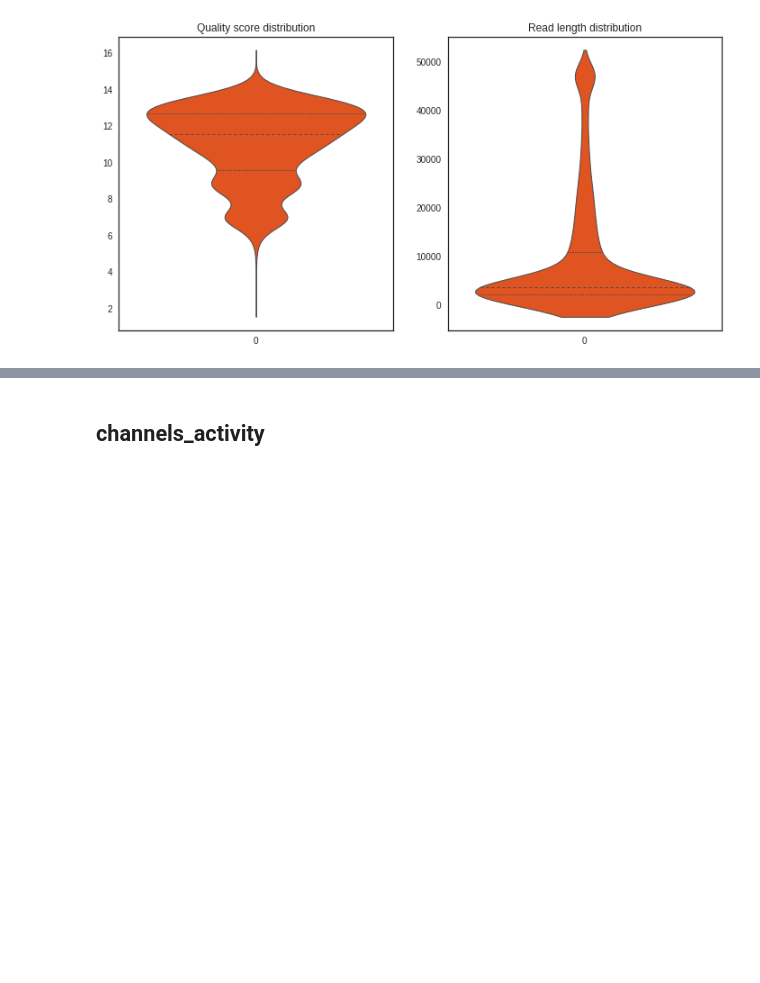
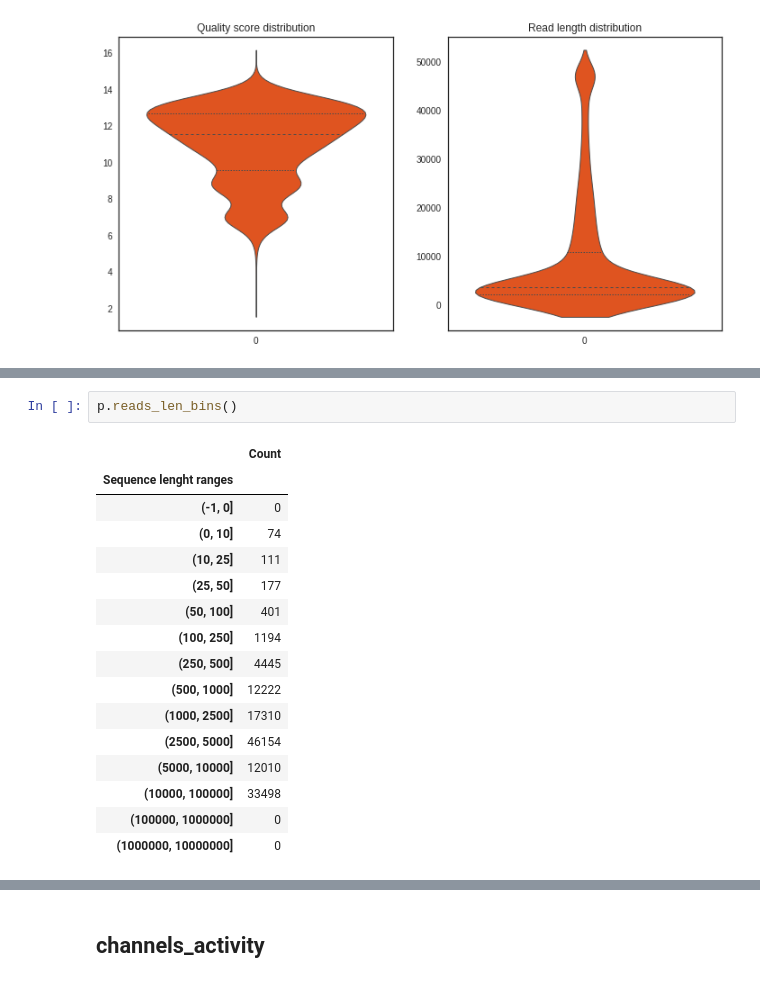
Before and after one commit to a-slide/pycoQC, a Jupyter notebook: pycoQC/test_pycoQC.ipynb, the cells around one changed output, grey strips where cells are left out. Cells and saved outputs as stored; diff of their text form; blank space fills up the shorter version.

```diff
--- a/pycoQC/test_pycoQC.ipynb
+++ b/pycoQC/test_pycoQC.ipynb
@@ -100,0 +113,19 @@ Distribution of quality scores and read lengths
+# %%
+p.reads_len_bins()
+# %% [output]
+|  | Count |
+| Sequence lenght ranges |  |
+| (-1, 0] | 0 |
+| (0, 10] | 74 |
+| (10, 25] | 111 |
+| (25, 50] | 177 |
+| (50, 100] | 401 |
+| (100, 250] | 1194 |
+| (250, 500] | 4445 |
+| (500, 1000] | 12222 |
+| (1000, 2500] | 17310 |
+| (2500, 5000] | 46154 |
+| (5000, 10000] | 12010 |
+| (10000, 100000] | 33498 |
+| (100000, 1000000] | 0 |
+| (1000000, 10000000] | 0 |
```
Also changed, not shown: parts of 7 cells of this notebook, 1 other file.
